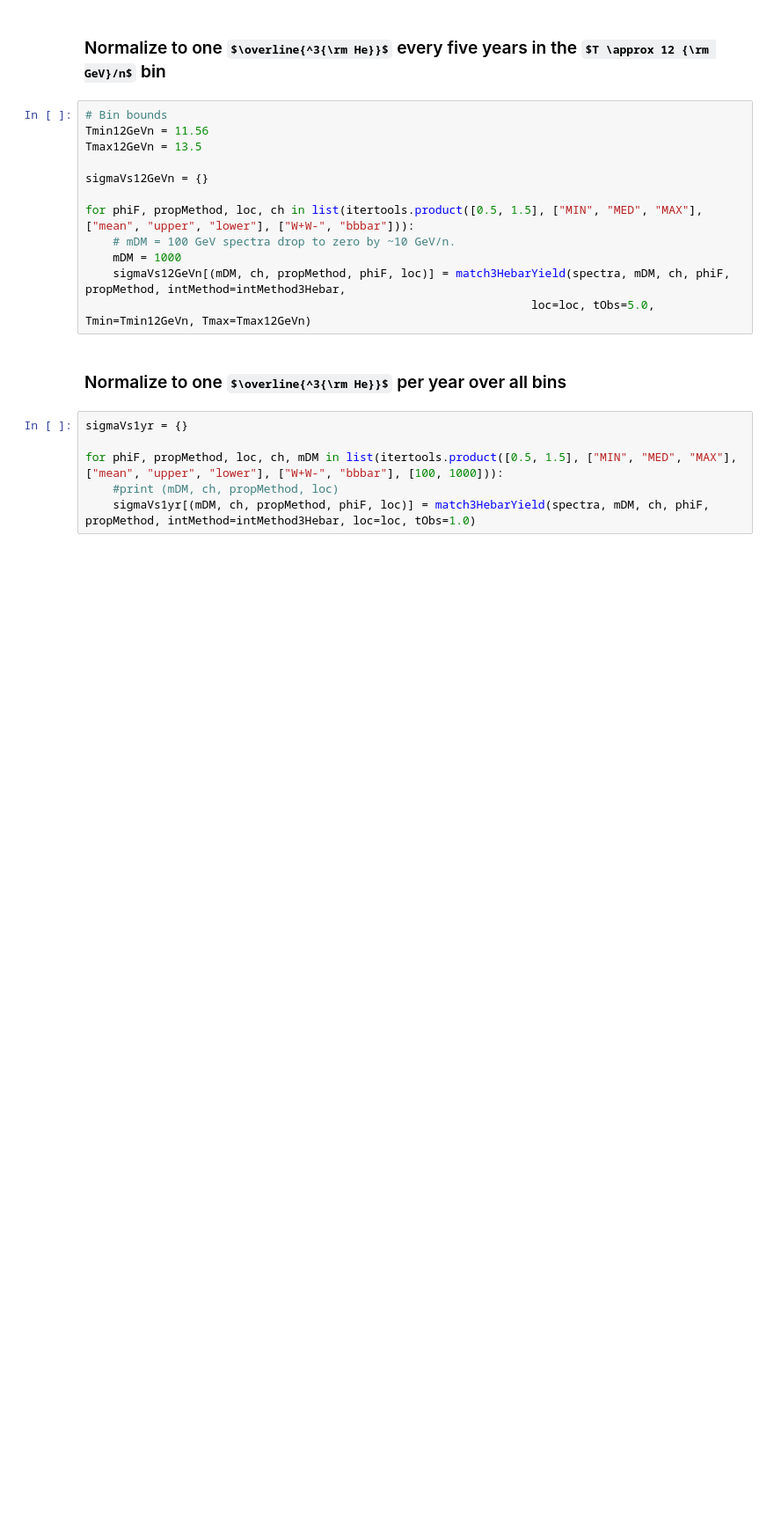
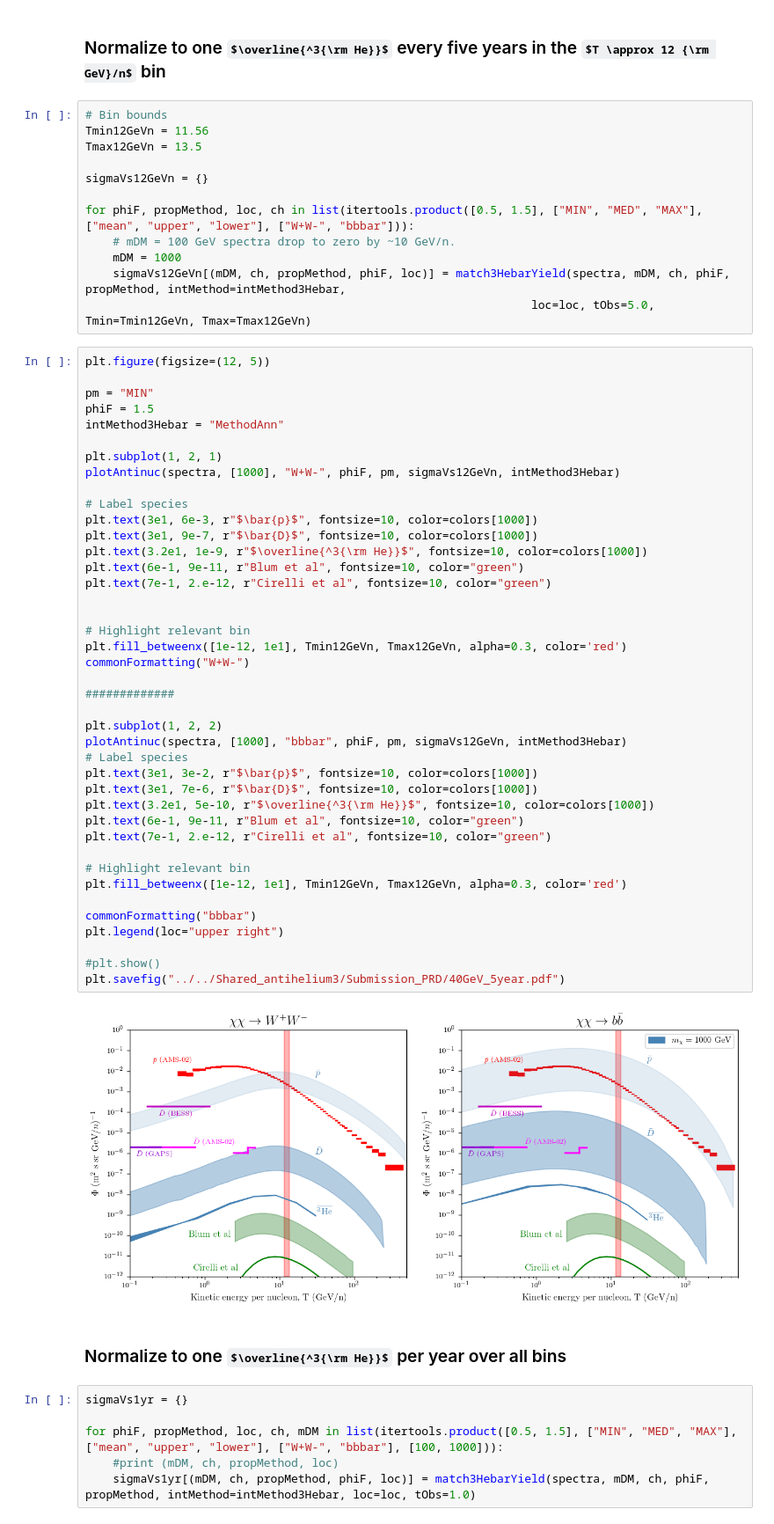
Before and after one commit to adam-coogan/antihelium, a Jupyter notebook: antihelium_pythia/python/FluxRatios.ipynb, the cells around one changed output. Shown: that part at 88% size. Drawn from its saved outputs; the diff is of its cells as text; some formulas as TeX source; blank space fills up the shorter version.

Commit message:
Moved anti-3Hebar labeling code into notebook

```diff
--- a/antihelium_pythia/python/FluxRatios.ipynb
+++ b/antihelium_pythia/python/FluxRatios.ipynb
@@ -25,6 +25,49 @@ for phiF, propMethod, loc, ch in list(itertools.product([0.5, 1.5], ["MIN", "MED
     mDM = 1000
     sigmaVs12GeVn[(mDM, ch, propMethod, phiF, loc)] = match3HebarYield(spectra, mDM, ch, phiF, propMethod, intMethod=intMethod3Hebar,
                                                                  loc=loc, tObs=5.0, Tmin=Tmin12GeVn, Tmax=Tmax12GeVn)
+# %%
+plt.figure(figsize=(12, 5))
+
+pm = "MIN"
+phiF = 1.5
+intMethod3Hebar = "MethodAnn"
+
+plt.subplot(1, 2, 1)
+plotAntinuc(spectra, [1000], "W+W-", phiF, pm, sigmaVs12GeVn, intMethod3Hebar)
+
+# Label species
+plt.text(3e1, 6e-3, r"$\bar{p}$", fontsize=10, color=colors[1000])
+plt.text(3e1, 9e-7, r"$\bar{D}$", fontsize=10, color=colors[1000])
+plt.text(3.2e1, 1e-9, r"$\overline{^3{\rm He}}$", fontsize=10, color=colors[1000])
+plt.text(6e-1, 9e-11, r"Blum et al", fontsize=10, color="green")
+plt.text(7e-1, 2.e-12, r"Cirelli et al", fontsize=10, color="green")
+
+
+# Highlight relevant bin
+plt.fill_betweenx([1e-12, 1e1], Tmin12GeVn, Tmax12GeVn, alpha=0.3, color='red')
+commonFormatting("W+W-")
+
+#############
+
+plt.subplot(1, 2, 2)
+plotAntinuc(spectra, [1000], "bbbar", phiF, pm, sigmaVs12GeVn, intMethod3Hebar)
+# Label species
+plt.text(3e1, 3e-2, r"$\bar{p}$", fontsize=10, color=colors[1000])
+plt.text(3e1, 7e-6, r"$\bar{D}$", fontsize=10, color=colors[1000])
+plt.text(3.2e1, 5e-10, r"$\overline{^3{\rm He}}$", fontsize=10, color=colors[1000])
+plt.text(6e-1, 9e-11, r"Blum et al", fontsize=10, color="green")
+plt.text(7e-1, 2.e-12, r"Cirelli et al", fontsize=10, color="green")
+
+# Highlight relevant bin
+plt.fill_betweenx([1e-12, 1e1], Tmin12GeVn, Tmax12GeVn, alpha=0.3, color='red')
+
+commonFormatting("bbbar")
+plt.legend(loc="upper right")
+
+#plt.show()
+plt.savefig("../../Shared_antihelium3/Submission_PRD/40GeV_5year.pdf")
+# %% [output]
+[figure, added]
 # %% [markdown]
 ### Normalize to one  $\overline{^3{\rm He}}$ per year over all bins
 # %%
```
Also changed, not shown: parts of 4 cells of this notebook, 1 other file.
